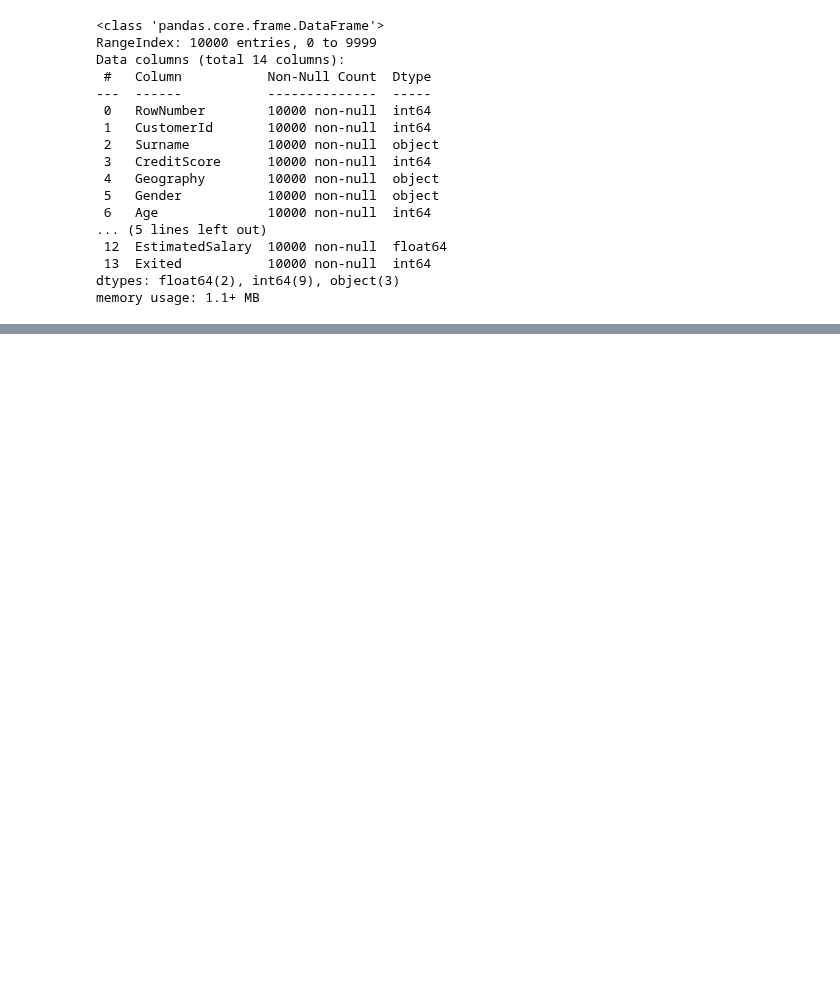
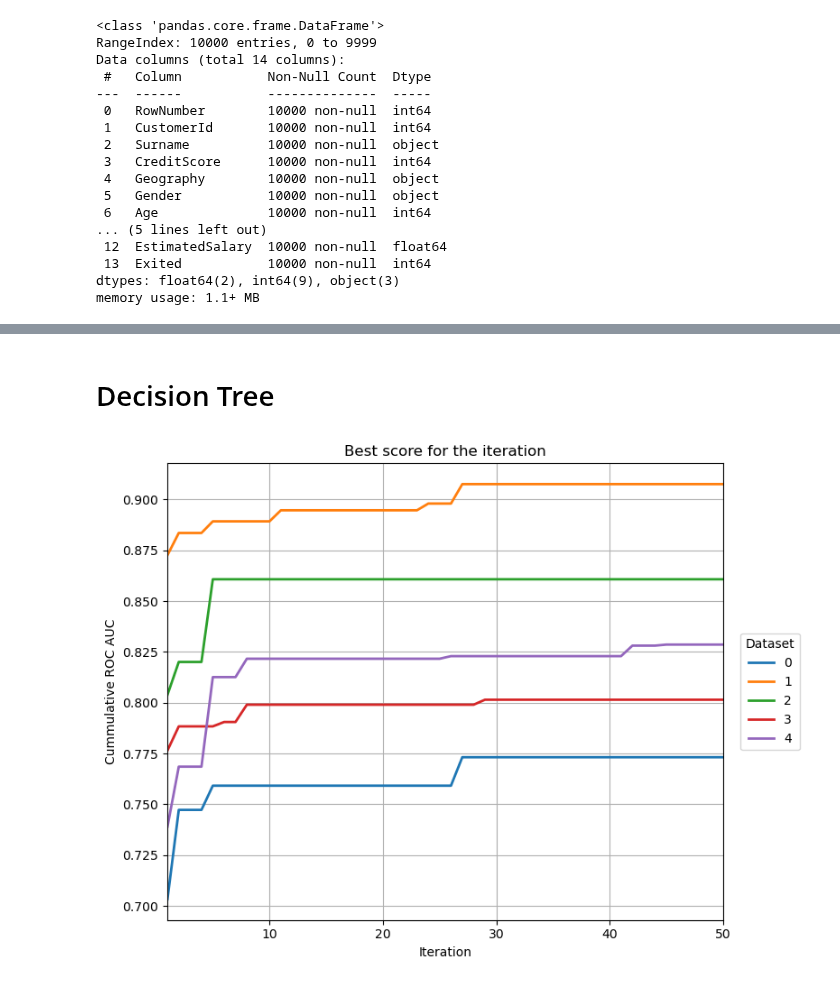
Before and after one commit to Ola-zaw/Tunability-of-ML-Algorithms, a Jupyter notebook: code/tunabilty.ipynb, the cells around one changed output, grey strips where cells are left out. Cells and saved outputs as stored; diff of their text form; code cells hidden in the pictures; blank space fills up the shorter version.

Commit message:
plots

```diff
--- a/code/tunabilty.ipynb
+++ b/code/tunabilty.ipynb
@@ -249,3 +273,23 @@ y_test = [y_fitness_test, y_heart_test, y_placement_test, y_insurance_test, y_ch
+# %%
+def plot_iteration_scores(results):
+    results = results.copy()
+    results['iteration'] = results.groupby('dataset').cumcount() + 1
+    results['cummax'] = results.groupby('dataset')['mean_test_score'].cummax()
+
+    plt.figure(figsize=(8, 6))
+
+    for dataset, df_sub in results.groupby('dataset'):
+        plt.plot(df_sub['iteration'], df_sub['cummax'], label=dataset, linewidth=2)
+
+    plt.title('Best score for the iteration')
+    plt.xlabel('Iteration')
+    plt.ylabel('Cummulative ROC AUC')
+    plt.legend(title='Dataset', loc='center left', bbox_to_anchor=(1.02, 0.5))
+
+    plt.xlim(left=1, right=results['iteration'].max())
+    plt.grid(True)
+    plt.tight_layout()
+    plt.show()
 # %%
 param_dtc = {
     "model__max_depth": randint(1, 30),
@@ -267,6 +311,8 @@ param_xgb = {
     "model__max_depth": randint(1, 15),
     "model__subsample": uniform(0.1, 0.9),
 }
+# %% [markdown]
+# Decision Tree
 # %%
 results_list = []
 
@@ -290,5 +336,9 @@ for i, (X, y) in enumerate(zip(X_train, y_train)):
     results_list.append(df)
 
 results_dtc = pd.concat(results_list, ignore_index=True)
+# %%
+plot_iteration_scores(results_dtc)
+# %% [output]
+[figure, added]
 # %%
 param_cols_dtc = [c for c in results_dtc.columns if c.startswith('param_')]
```
Also changed, not shown: parts of 25 cells of this notebook.
